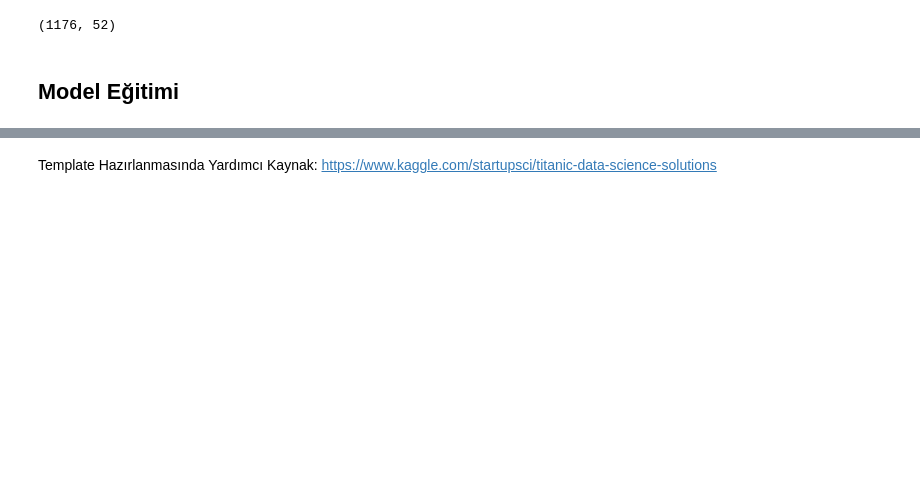
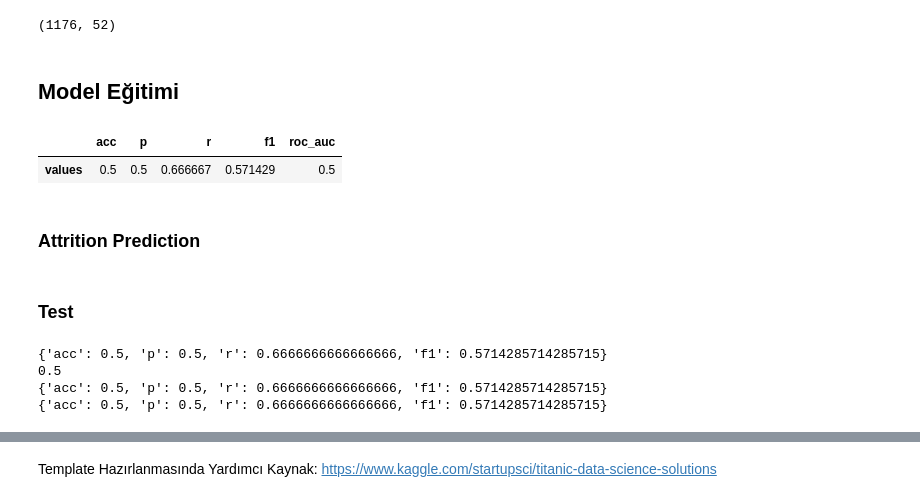
Before and after one commit to dsbootcamp-projects-2022-1/dsbootcamp2022-hr-attrition-prediction-project-vlkan, a Jupyter notebook: Project Template.ipynb, the cells around one changed output, grey strips where cells are left out. Saved outputs shown, nothing was run; the diff lists cells and outputs as text; code cells hidden in the pictures; blank space fills up the shorter version.

```diff
--- a/Project Template.ipynb
+++ b/Project Template.ipynb
@@ -949,3 +949,34 @@ clf = Pipeline([
 # Özniteliklerin önemini model eğittikten sonra grafik olarak koyabiliriz.
 # %% [markdown]
 ## Model Eğitimi
+# %%
+from sklearn import metrics
+
+dummy_y_true = [1, 1, 1, 0, 0, 0]
+dummy_y_pred = [1, 1, 0, 1, 1, 0]
+dummy_y_prob = [0.95, 0.55, 0.05, 0.55, 0.65, 0.10]
+
+acc = metrics.accuracy_score(dummy_y_true, dummy_y_pred)
+p = metrics.precision_score(dummy_y_true, dummy_y_pred)
+r = metrics.recall_score(dummy_y_true, dummy_y_pred)
+f1 = metrics.f1_score(dummy_y_true, dummy_y_pred)
+
+fpr, tpr, thresholds = metrics.roc_curve(dummy_y_true, dummy_y_prob)
+roc_auc = metrics.auc(fpr, tpr)
+
+#presicion, recall, thresholds = metrics.presicion_recall_curve(dummy_y_true, dummy_y_prob)
+#pr_auc = metrics.auc(fpr, tpr)
+# %%
+pd.DataFrame({
+    'acc': acc,
+    'p':p,
+    'r':r,
+    'f1':f1,
+    'roc_auc':roc_auc,
+    #'pr_auc':pr_auc
+}, index=['values'])
+# %% [output]
+|  | acc | p | r | f1 | roc_auc |
+| values | 0.5 | 0.5 | 0.666667 | 0.571429 | 0.5 |
+# %% [markdown]
+### Attrition Prediction
@@ -951,0 +1008,23 @@ clf = Pipeline([
+# %% [markdown]
+### Test
+# %%
+dummy_y_true = [1, 1, 1, 0, 0, 0]
+dummy_y_pred = [1, 1, 0, 1, 1, 0]
+dummy_y_prob = [0.95, 0.55, 0.05, 0.55, 0.65, 0.10]
+
+res_clf = eval_clf(dummy_y_true, dummy_y_pred)
+print(res_clf)
+
+res_auc = eval_auc(dummy_y_true, dummy_y_pred)
+print(res_auc)
+
+res_thr = eval_threshold(dummy_y_true, dummy_y_pred, threshold=0.5)
+print(res_thr)
+
+res_thr = eval_threshold(dummy_y_true, dummy_y_pred, threshold=0.70)
+print(res_thr)
+# %% [output]
+{'acc': 0.5, 'p': 0.5, 'r': 0.6666666666666666, 'f1': 0.5714285714285715}
+0.5
+{'acc': 0.5, 'p': 0.5, 'r': 0.6666666666666666, 'f1': 0.5714285714285715}
+{'acc': 0.5, 'p': 0.5, 'r': 0.6666666666666666, 'f1': 0.5714285714285715}
```
Also changed, not shown: parts of 17 cells of this notebook.
